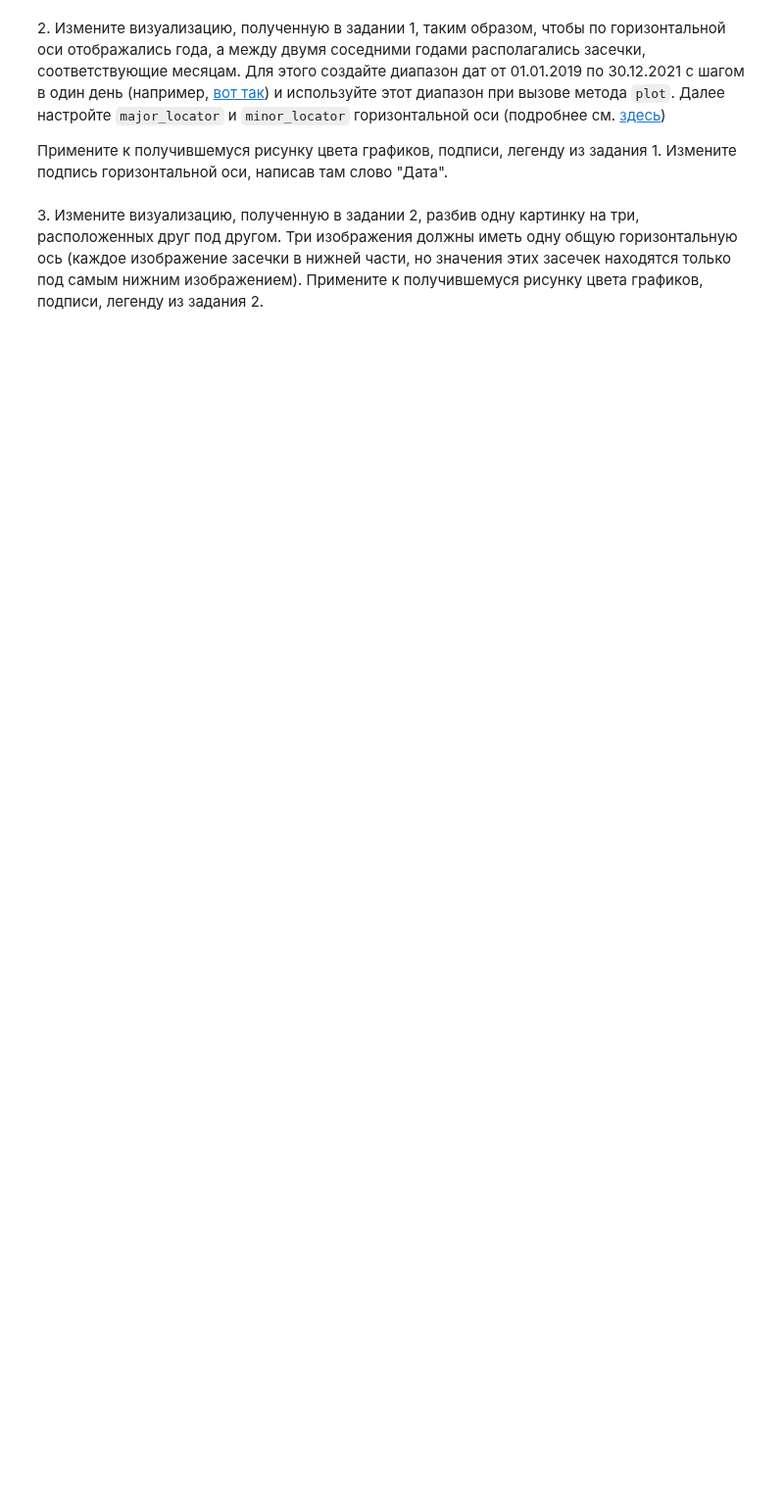
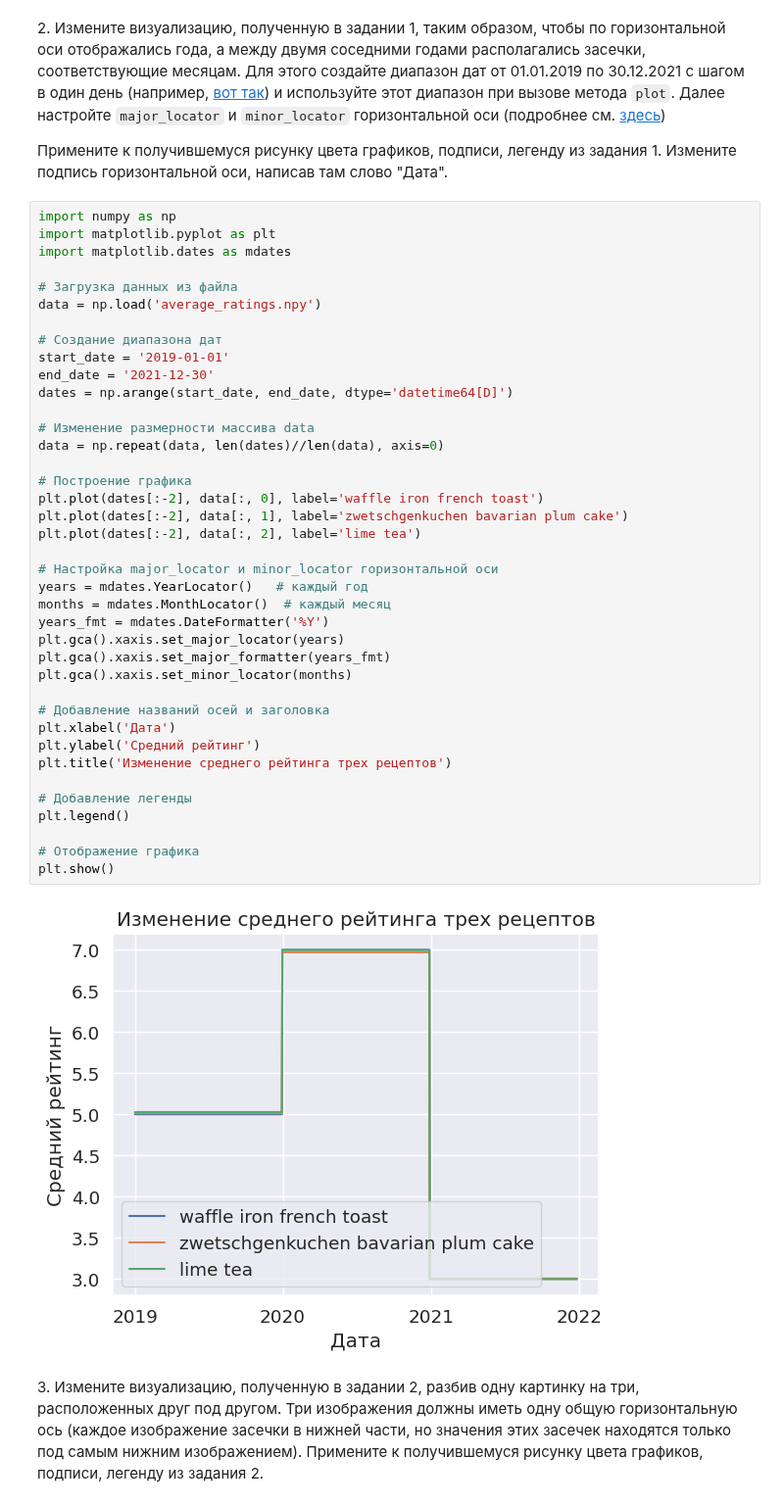
Before and after one commit to master-of-the-dungeon/ITiABD-PM22-7-Nikolay-Sedov, a Jupyter notebook: tobd/laba 5/05_visualization.ipynb, the cells around one changed output. Shown at 98% size. Saved outputs shown, nothing was run; the diff lists cells and outputs as text; blank space fills up the shorter version.

```diff
--- a/tobd/laba 5/05_visualization.ipynb
+++ b/tobd/laba 5/05_visualization.ipynb
@@ -57,5 +81,46 @@ _Примечание_ : для считывания файла воспольз
 2\. Измените визуализацию, полученную в задании 1, таким образом, чтобы по горизонтальной оси отображались года, а между двумя соседними годами располагались засечки, соответствующие месяцам. Для этого создайте диапазон дат от 01.01.2019 по 30.12.2021 с шагом в один день (например, [вот так](https://pandas.pydata.org/docs/reference/api/pandas.date_range.html)) и используйте этот диапазон при вызове метода `plot`. Далее настройте `major_locator` и `minor_locator` горизонтальной оси (подробнее см. [здесь](https://matplotlib.org/stable/gallery/text_labels_and_annotations/date.html))
 
 Примените к получившемуся рисунку цвета графиков, подписи, легенду из задания 1. Измените подпись горизонтальной оси, написав там слово "Дата".
+# %%
+import numpy as np
+import matplotlib.pyplot as plt
+import matplotlib.dates as mdates
+
+# Загрузка данных из файла
+data = np.load('average_ratings.npy')
+
+# Создание диапазона дат
+start_date = '2019-01-01'
+end_date = '2021-12-30'
+dates = np.arange(start_date, end_date, dtype='datetime64[D]')
+
+# Изменение размерности массива data
+data = np.repeat(data, len(dates)//len(data), axis=0)
+
+# Построение графика
+plt.plot(dates[:-2], data[:, 0], label='waffle iron french toast')
+plt.plot(dates[:-2], data[:, 1], label='zwetschgenkuchen bavarian plum cake')
+plt.plot(dates[:-2], data[:, 2], label='lime tea')
+
+# Настройка major_locator и minor_locator горизонтальной оси
+years = mdates.YearLocator()   # каждый год
+months = mdates.MonthLocator()  # каждый месяц
+years_fmt = mdates.DateFormatter('%Y')
+plt.gca().xaxis.set_major_locator(years)
+plt.gca().xaxis.set_major_formatter(years_fmt)
+plt.gca().xaxis.set_minor_locator(months)
+
+# Добавление названий осей и заголовка
+plt.xlabel('Дата')
+plt.ylabel('Средний рейтинг')
+plt.title('Изменение среднего рейтинга трех рецептов')
+
+# Добавление легенды
+plt.legend()
+
+# Отображение графика
+plt.show()
+# %% [output]
+[figure, added]
 # %% [markdown]
 3\. Измените визуализацию, полученную в задании 2, разбив одну картинку на три, расположенных друг под другом. Три изображения должны иметь одну общую горизонтальную ось (каждое изображение засечки в нижней части, но значения этих засечек находятся только под самым нижним изображением). Примените к получившемуся рисунку цвета графиков, подписи, легенду из задания 2.
```
Also changed, not shown: parts of 10 cells of this notebook, 3 other files.
